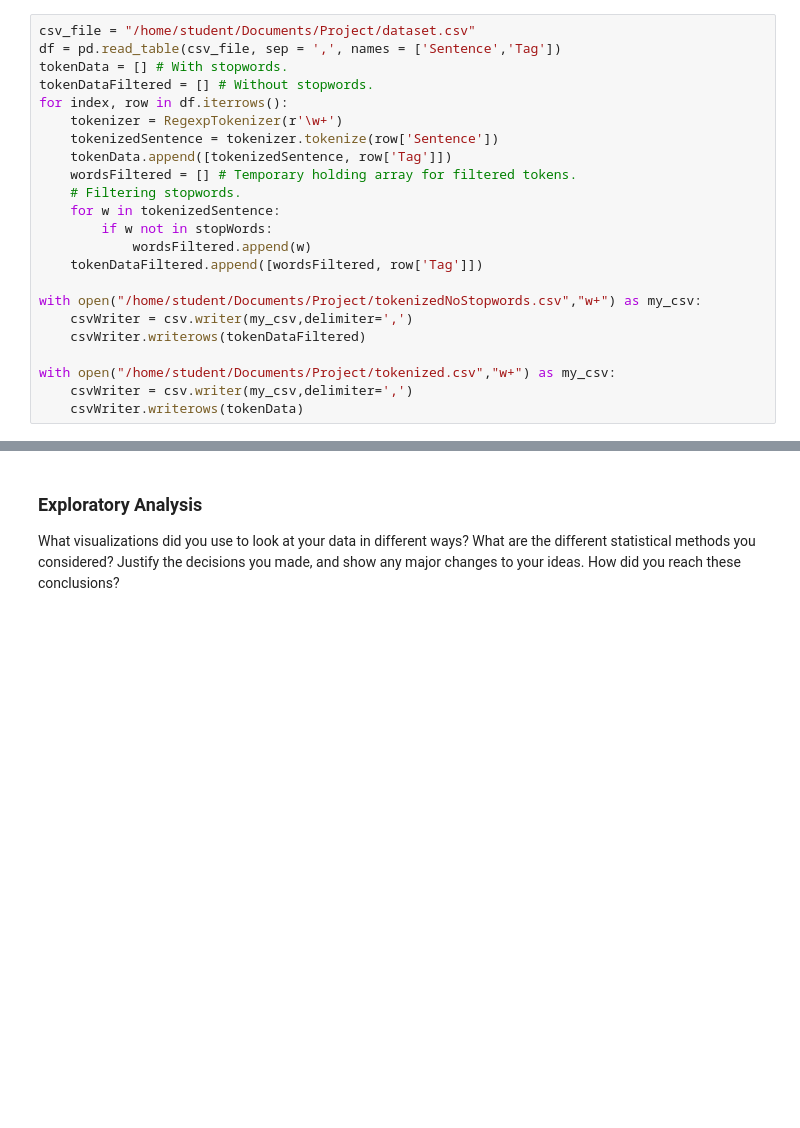
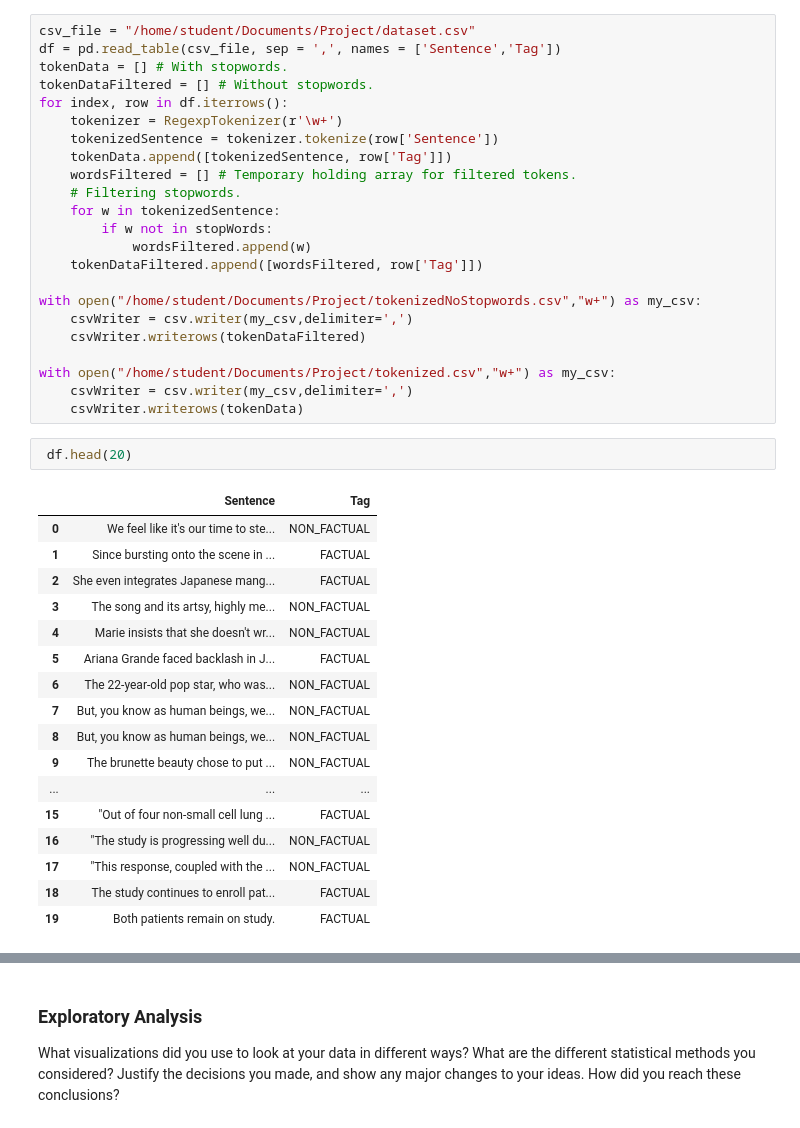
Before and after one commit to CarolineLiong/Fact-vs-Opinion-Articles, a Jupyter notebook: CSCI 183 Project .ipynb, the cells around one changed output, grey strips where cells are left out. Saved outputs shown, nothing was run; the diff lists cells and outputs as text; blank space fills up the shorter version.

```diff
--- a/CSCI 183 Project .ipynb
+++ b/CSCI 183 Project .ipynb
@@ -97,3 +96,23 @@ with open("/home/student/Documents/Project/tokenizedNoStopwords.csv","w+") as my
 with open("/home/student/Documents/Project/tokenized.csv","w+") as my_csv:
     csvWriter = csv.writer(my_csv,delimiter=',')
     csvWriter.writerows(tokenData)
+# %%
+ df.head(20)
+# %% [output]
+|  | Sentence | Tag |
+| 0 | We feel like it's our time to ste... | NON_FACTUAL |
+| 1 | Since bursting onto the scene in ... | FACTUAL |
+| 2 | She even integrates Japanese mang... | FACTUAL |
+| 3 | The song and its artsy, highly me... | NON_FACTUAL |
+| 4 | Marie insists that she doesn't wr... | NON_FACTUAL |
+| 5 | Ariana Grande faced backlash in J... | FACTUAL |
+| 6 | The 22-year-old pop star, who was... | NON_FACTUAL |
+| 7 | But, you know as human beings, we... | NON_FACTUAL |
+| 8 | But, you know as human beings, we... | NON_FACTUAL |
+| 9 | The brunette beauty chose to put ... | NON_FACTUAL |
+| ... | ... | ... |
+| 15 | "Out of four non-small cell lung ... | FACTUAL |
+| 16 | "The study is progressing well du... | NON_FACTUAL |
+| 17 | "This response, coupled with the ... | NON_FACTUAL |
+| 18 | The study continues to enroll pat... | FACTUAL |
+| 19 | Both patients remain on study. | FACTUAL |
```
Also changed, not shown: parts of 31 cells of this notebook.
